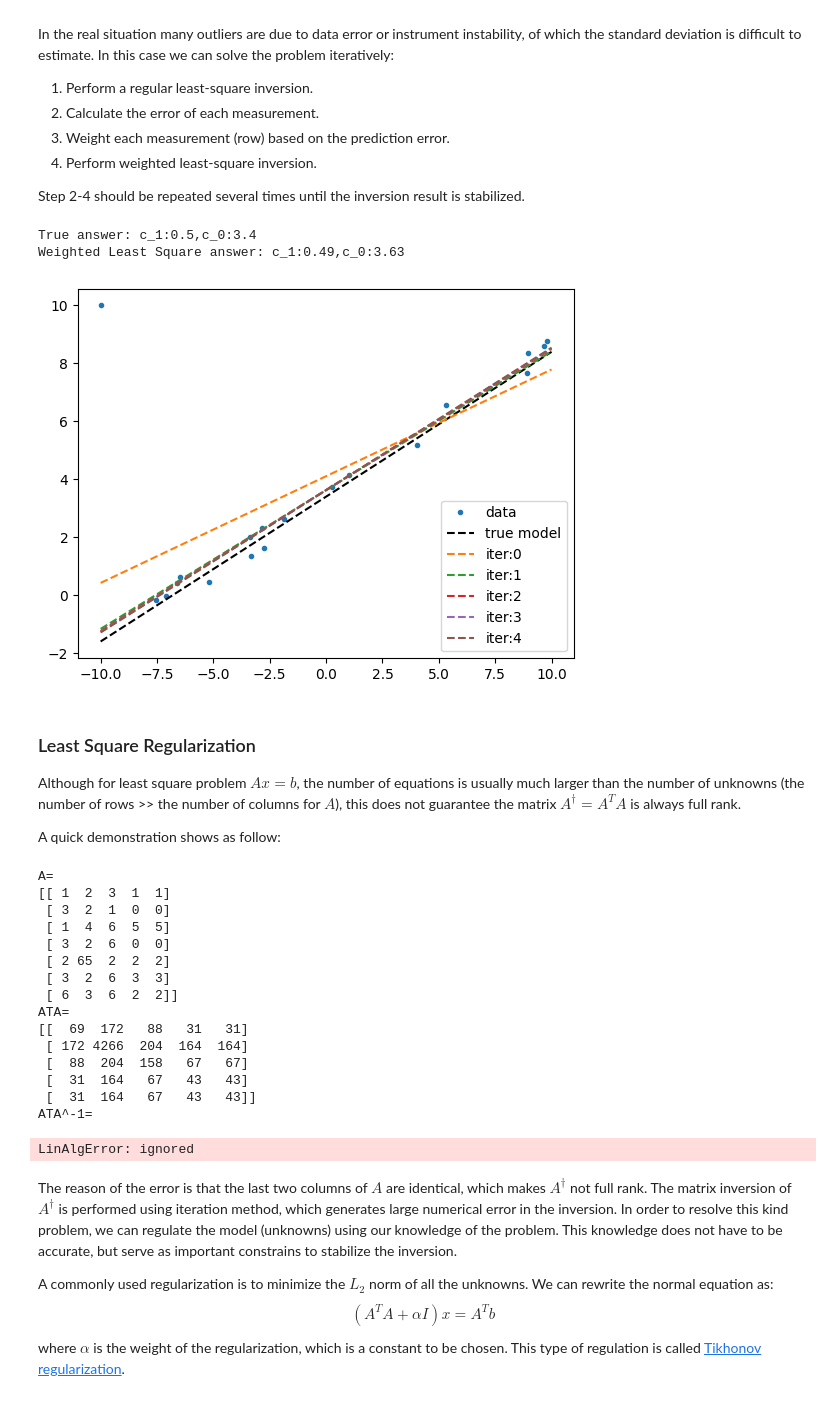
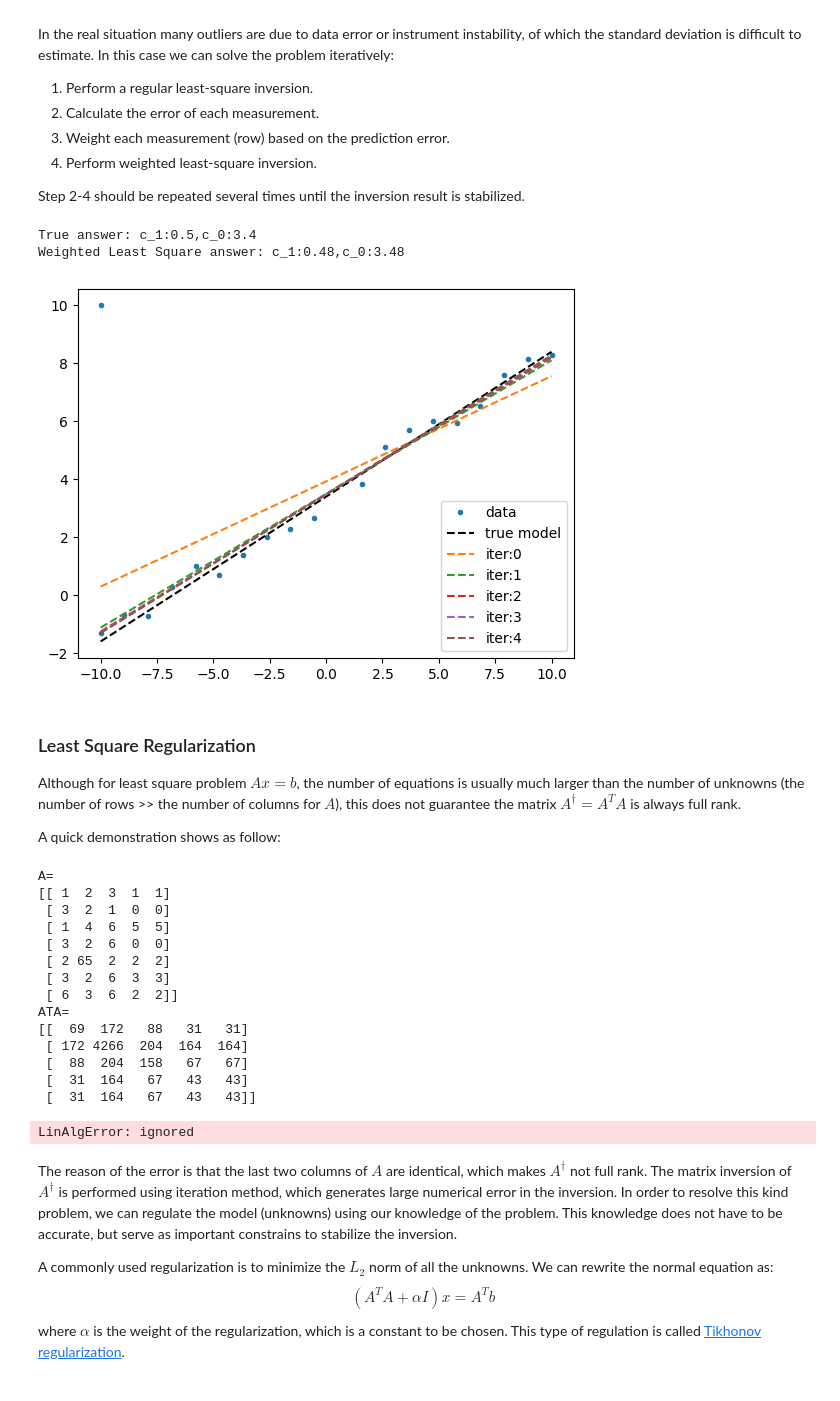
Before and after one commit to jinwar/GeophysicsComputingColab, a Jupyter notebook: 09_Regression.ipynb, the cells around one changed output. Saved outputs shown, nothing was run; the diff lists cells and outputs as text; code cells hidden in the pictures.

```diff
--- a/09_Regression.ipynb
+++ b/09_Regression.ipynb
@@ -248,7 +248,7 @@ noise_level = 1
 true_fun = lambda x: np.polyval(c,x)
 
 # generate the data
-x = (np.random.rand(100)-0.5)*4
+x = np.linspace(-2,2,100)
 y = true_fun(x)
 y += noise_level*(np.random.rand(100)-0.5) # add noise to data
 
@@ -335,7 +335,7 @@ true_fun = lambda x: c1*x+c0
 
 # generate the data
 data_number = 20
-x = (np.random.rand(data_number)-0.5)*20
+x = np.linspace(-10,10,data_number)
 y = true_fun(x)
 y += noise_level*(np.random.rand(data_number)-0.5) # add noise to data
 
@@ -401,42 +401,42 @@ true_fun = lambda x: c1*x+c0
 
 # generate the data
 data_number = 20
-x = (np.random.rand(data_number)-0.5)*20
+x = np.linspace(-10,10,data_number)
 y = true_fun(x)
 y += noise_level*(np.random.rand(data_number)-0.5) # add noise to data
 
 # add an outlier
 y[10] = 10
 x[10] = -10
 
 plt.figure()
 plt.plot(x,y,'.',label='data')
 predict_x = np.array([-10,10])
 plt.plot(predict_x,true_fun(predict_x),'k--', label='true model')
 # perform iterative weighted least-square fitting
 w = np.ones(data_number)
 A = np.hstack((x.reshape(-1,1),np.ones(len(x)).reshape(-1,1)))
 for iter_i in range(5):
     W = np.diag(w**2)
     A_dagger = A.T.dot(W).dot(A)
     para_w = np.linalg.inv(A_dagger).dot(A.T.dot(W).dot(y))
     y_pre = para_w[0]*x+para_w[1]
     err = np.abs(y_pre-y)
     w = 1/err**0.5
     predict_y_w = para_w[0]*predict_x+para_w[1]
     plt.plot(predict_x,predict_y_w,'--', label='iter:{}'.format(iter_i))
 
 # print out the result
 print('True answer: c_1:{},c_0:{}'.format(c1,c0))
 print('Weighted Least Square answer: c_1:{:.2f},c_0:{:.2f}'.format(para_w[0],para_w[1]))
 
 
 plt.legend()
 plt.show()
 # %% [output]
 True answer: c_1:0.5,c_0:3.4
-Weighted Least Square answer: c_1:0.49,c_0:3.63
+Weighted Least Square answer: c_1:0.48,c_0:3.48
-[figure, old version]
+[figure, new version]
 # %% [markdown]
 ### Least Square Regularization
 
@@ -451,12 +451,10 @@ print(A)
 Ad = A.T.dot(A)
 print('ATA=')
 print(Ad)
-# calculate A dagger inversion
-print('ATA^-1=')
-print(np.linalg.inv(Ad))
+
 
 # true answer
-x =np.array([1,2,3,4,5]).reshape(-1,1)
+x = np.array([1,2,3,4,5]).reshape(-1,1)
 # calculate synthetic data
 b = A.dot(x)
 # perform inversion
@@ -478,7 +476,6 @@ ATA=
  [  88  204  158   67   67]
  [  31  164   67   43   43]
  [  31  164   67   43   43]]
-ATA^-1=
 LinAlgError: ignored
 # %% [markdown]
 The reason of the error is that the last two columns of $A$ are identical, which makes $A^\dagger$ not full rank. The matrix inversion of $A^\dagger$ is performed using iteration method, which generates large numerical error in the inversion.
```
Also changed, not shown: parts of 3 cells of this notebook.
